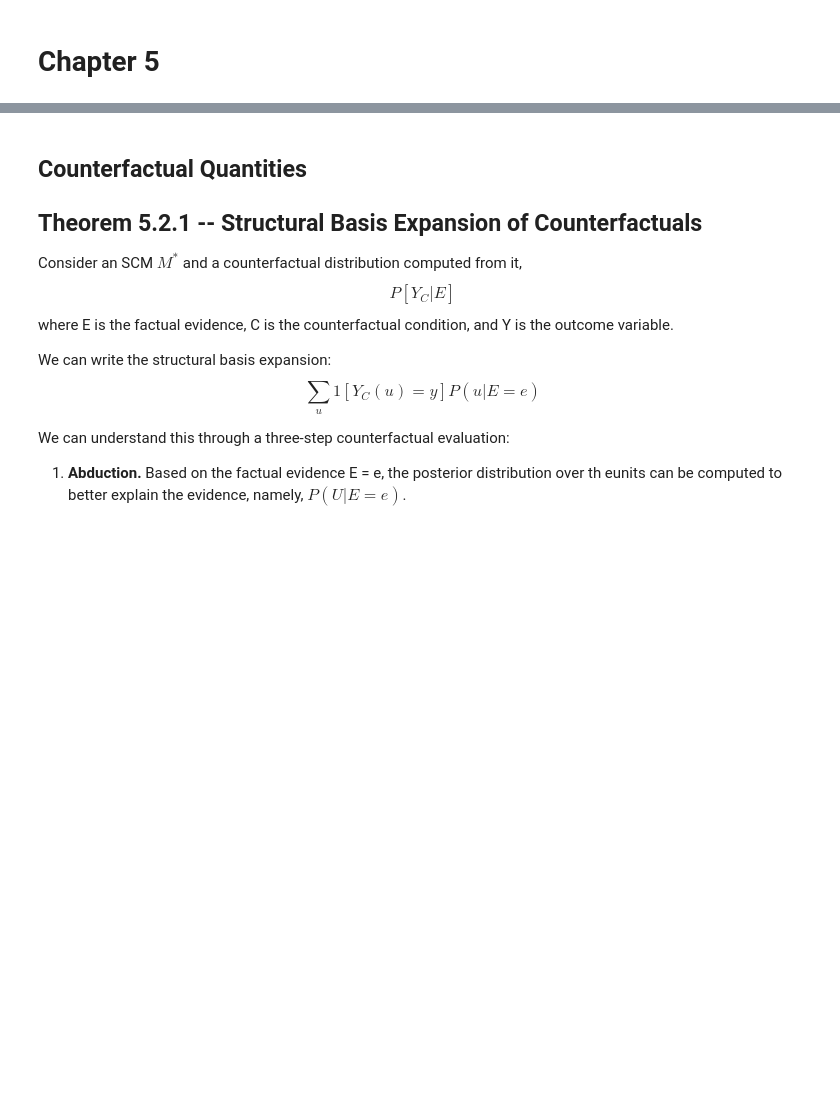
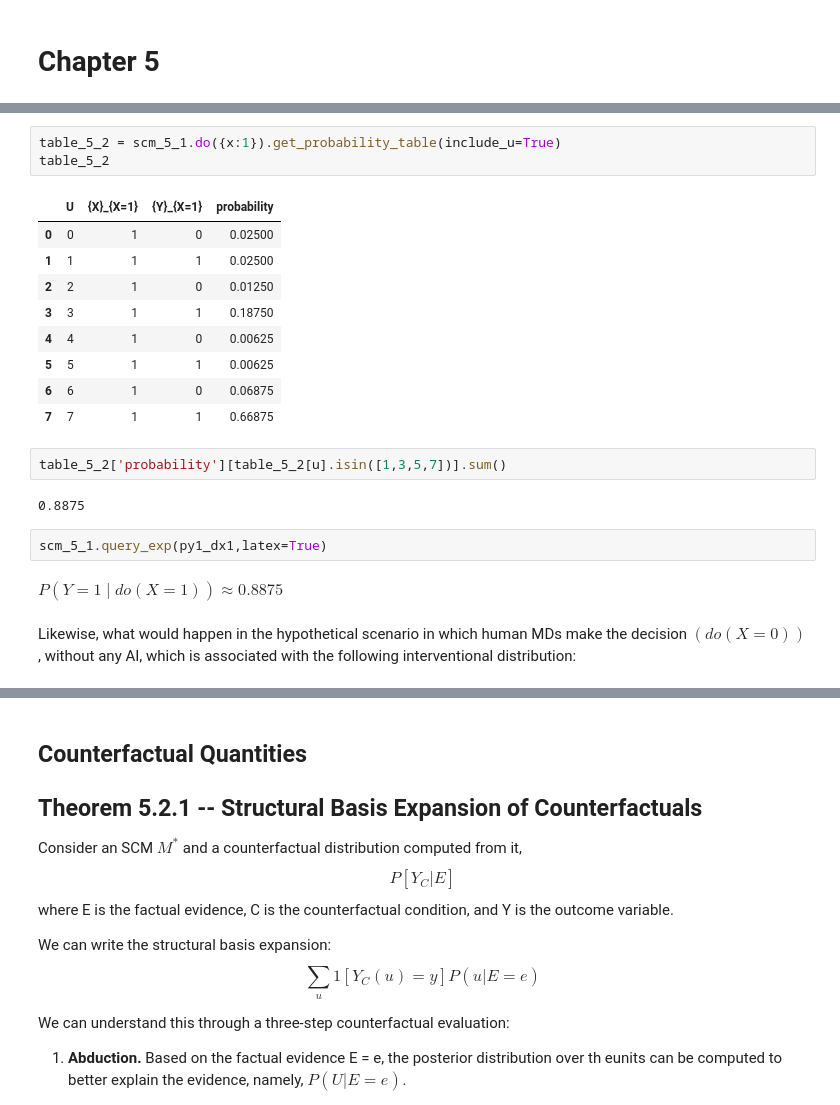
Before and after one commit to CausalAILab/causalai-book, a Jupyter notebook: chapter5.ipynb, the cells around one changed output, grey strips where cells are left out. Saved outputs shown, nothing was run; the diff lists cells and outputs as text; blank space fills up the shorter version.

```diff
--- a/chapter5.ipynb
+++ b/chapter5.ipynb
@@ -2,0 +137,23 @@
+# %%
+table_5_2 = scm_5_1.do({x:1}).get_probability_table(include_u=True)
+table_5_2
+# %% [output]
+|  | U | {X}_{X=1} | {Y}_{X=1} | probability |
+| 0 | 0 | 1 | 0 | 0.02500 |
+| 1 | 1 | 1 | 1 | 0.02500 |
+| 2 | 2 | 1 | 0 | 0.01250 |
+| 3 | 3 | 1 | 1 | 0.18750 |
+| 4 | 4 | 1 | 0 | 0.00625 |
+| 5 | 5 | 1 | 1 | 0.00625 |
+| 6 | 6 | 1 | 0 | 0.06875 |
+| 7 | 7 | 1 | 1 | 0.66875 |
+# %%
+table_5_2['probability'][table_5_2[u].isin([1,3,5,7])].sum()
+# %% [output]
+0.8875
+# %%
+scm_5_1.query_exp(py1_dx1,latex=True)
+# %% [output]
+$P\left(Y = 1 \mid do(X = 1)\right) \approx 0.8875$
+# %% [markdown]
+Likewise, what would happen in the hypothetical scenario in which human MDs make the decision $(do(X = 0))$, without any AI, which is associated with the following interventional distribution:
```
Also changed, not shown: parts of 70 cells of this notebook, 10 other files.
